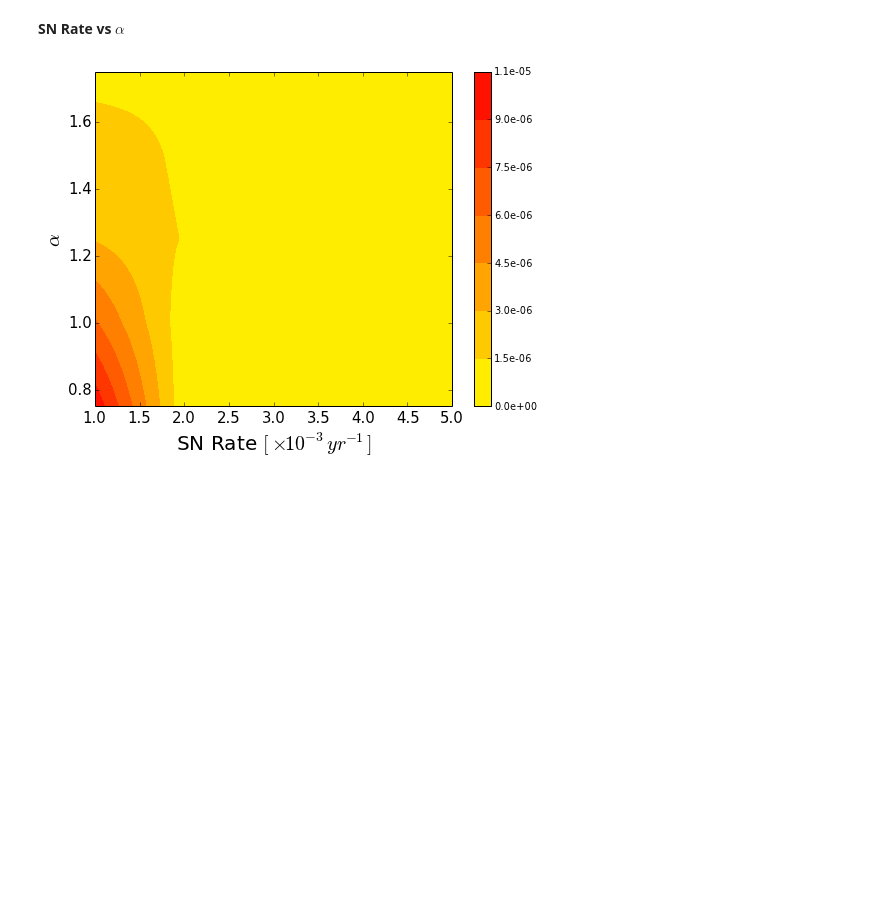
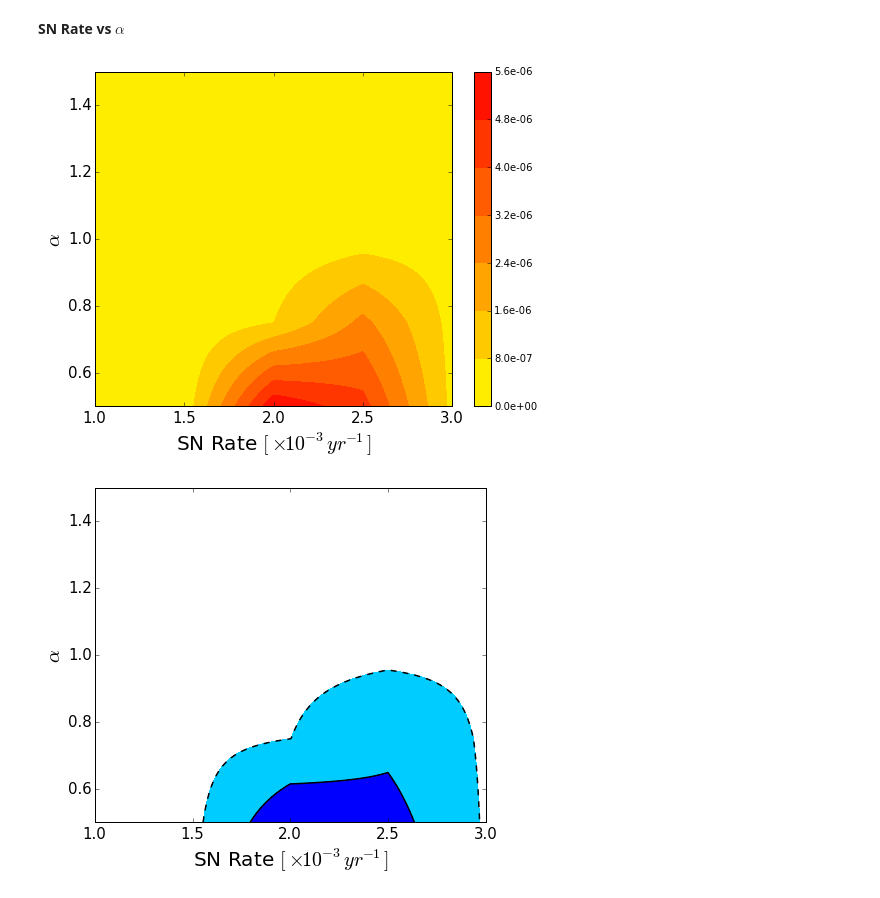
Before and after one commit to sks67/RadioSNRs, a Jupyter notebook: RADSNRS/DataAnalysis/ParamPlots.ipynb, the cells around one changed output. Drawn from its saved outputs; the diff is of its cells as text; code cells hidden in the pictures; blank space fills up the shorter version.

```diff
--- a/RADSNRS/DataAnalysis/ParamPlots.ipynb
+++ b/RADSNRS/DataAnalysis/ParamPlots.ipynb
@@ -7,9 +10,17 @@ Populating the interactive namespace from numpy and matplotlib
 # %%
-likhoods = np.loadtxt('checksnaps_easier_likelihood.txt').reshape((5,5,5,5))
+likhoods = np.loadtxt('checksnaps_easier_likhood_diam.txt').reshape((5,5,5,5))
+#targetfile = 'TrianglePlot_diams2.png'
 print likhoods.shape
-a = np.array([0.5,0.75,1.0,1.25,1.5])
-z0 = np.array([100,150,200,250,300])*1.0
-fr = np.array([0.1,0.3,0.5,0.7,0.9])
-rsn = np.array([0.8,0.9,1.0,2.0,3.0])*1.0e-3*15.0
+a = np.array([0.1,0.5,1.0,1.5,2.0])
+z0 = np.array([50,250,450,650,850])*1.0
+fr = np.array([0.1,0.5,1.0,1.5,2.0])
+rsn = np.array([1.0,1.5,2.0,2.5,3.0])*1.0e-3*15.0
+delta_r = (rsn[1]-rsn[0])/(rsn[-1]-rsn[0])
+delta_a = (a[1]-a[0])/(a[-1]-a[0])
+delta_f = (fr[1]-fr[0])/(fr[-1]-fr[0])
+delta_z = (z0[1]-z0[0])/(z0[-1]-z0[0])
+norm = np.sum(likhoods)*delta_r*delta_a*delta_f*delta_z
+print norm
+shades = ('w',(0.0,0.8,1.0),'b')
 # %% [output]
 (5, 5, 5, 5)
@@ -29,7 +41,7 @@ def fracscale():
         for j in range(fr.size):
             arr[i,j]=delta_r*delta_a*np.sum(likhoods[:,i,j,:])
 
-    return arr
+    return arr/norm
 
 def scalerate():
     delta_f = (fr[1]-fr[0])/(fr[-1]-fr[0])
@@ -39,7 +51,7 @@ def scalerate():
         for j in range(rsn.size):
             arr[i,j]= delta_f*delta_a*np.sum(likhoods[:,i,:,j])
 
-    return arr
+    return arr/norm
 
 def scalealpha():
     delta_f = (fr[1]-fr[0])/(fr[-1]-fr[0])
@@ -49,7 +61,7 @@ def scalealpha():
         for j in range(z0.size):
             arr[i,j]= delta_f*delta_r*np.sum(likhoods[i,j,:,:])
 
-    return arr
+    return arr/norm
 
 def alphafrac():
     delta_z = (z0[1]-z0[0])/(z0[-1]-z0[0])
@@ -59,7 +71,7 @@ def alphafrac():
         for j in range(fr.size):
             arr[i,j]= delta_r*delta_z*np.sum(likhoods[i,:,j,:])
 
-    return arr
+    return arr/norm
 
 def fracrate():
     delta_a = (a[1]-a[0])/(a[-1]-a[0])
@@ -69,7 +81,7 @@ def fracrate():
         for j in range(rsn.size):
             arr[i,j]= delta_a*delta_z*np.sum(likhoods[:,:,i,j])
 
-    return arr
+    return arr/norm
 
 def ratealpha():
     delta_z = (z0[1]-z0[0])/(z0[-1]-z0[0])
@@ -79,7 +91,7 @@ def ratealpha():
         for j in range(rsn.size):
             arr[i,j]= delta_z*delta_f*np.sum(likhoods[i,:,:,j])
 
-    return arr
+    return arr/norm
 # %% [markdown]
 __Scale Height vs Fraction__
 # %%
@@ -175,16 +244,28 @@ __SN Rate vs $\alpha$__
 # %%
 lik_ra = ratealpha()
 
 rnew,anew,lnew = cplt.interpvals(rsn,a,lik_ra)
+lnew_68,lnew_95,lnew_99 = np.round(confintervals(lnew),decimals=7)
 plt.figure(figsize=(8,6))
 plt.contourf(rnew/(15.0*1.0e-3),anew,lnew,cmap='autumn_r')
 plt.xlabel(r'SN Rate $[\times 10^{-3} yr^{-1}]$',fontsize=20)
 plt.ylabel(r'$\alpha$',fontsize=20)
 #plt.xlim(0.8,1.5)
 ax = plt.gca()
 ax.tick_params(labelsize=15)
 plt.colorbar(format='%.1e')
-plt.savefig(os.path.join(userdoc,'AlphaRate.png'))
+#plt.savefig(os.path.join(userdoc,'AlphaRate.png'))
+
+plt.figure(figsize=(7,6))
+cs = plt.contourf(rnew/(15.0*1.0e-3),anew,lnew,[-lnew_68,-lnew_95,lnew_95,lnew_68,1.0],colors=shades)
+plt.contour(rnew/(15.0*1.0e-3),anew,lnew,[-lnew_68,-lnew_95,lnew_95,lnew_68,1.0],colors=('k',),\
+            linewidths=('1.5',),linestyles=('dashed','solid'))
+plt.xlabel(r'SN Rate $[\times 10^{-3} yr^{-1}]$',fontsize=20)
+plt.ylabel(r'$\alpha$',fontsize=20)
+#plt.xlim(0.8,1.5)
+ax = plt.gca()
+ax.tick_params(labelsize=15)
 plt.show()
 # %% [output]
-[figure, old version]
+[figure, new version]
+[figure, added]
```
Also changed, not shown: parts of 8 cells of this notebook, 44 other files.
